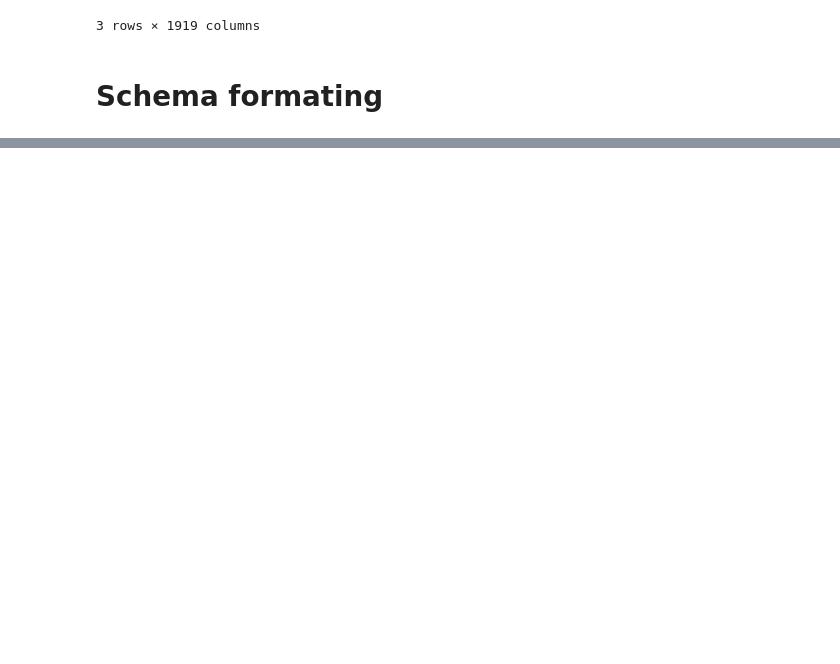
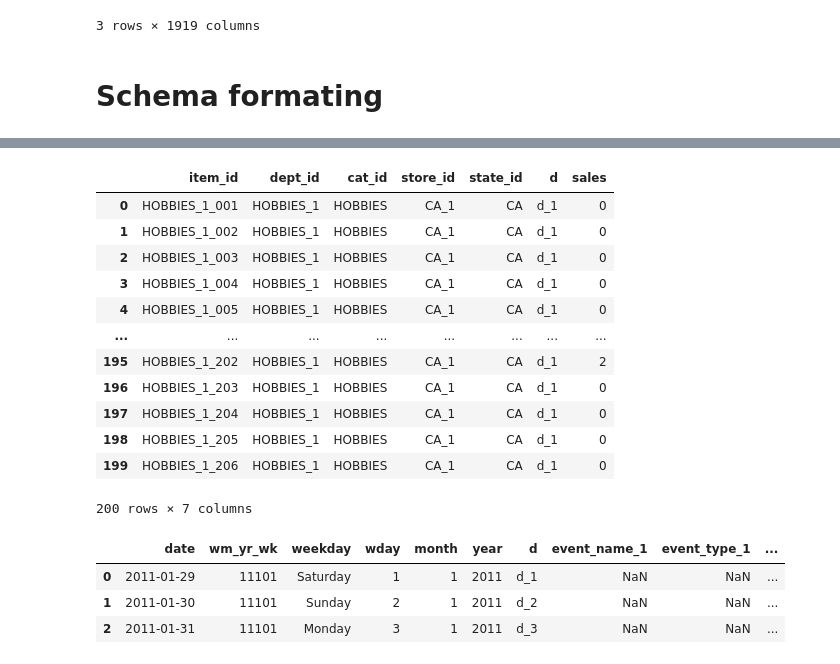
Before and after one commit to davidrimon2004/DEPI_project, a Jupyter notebook: project.ipynb, the cells around one changed output, grey strips where cells are left out. Cells and saved outputs as stored; diff of their text form; code cells hidden in the pictures; blank space fills up the shorter version.

```diff
--- a/project.ipynb
+++ b/project.ipynb
@@ -62,2 +62,26 @@ data.head(3)
 # %%
 data.drop(columns=['id'],inplace=True)
+# %%
+data.head(200)
+# %% [output]
+|  | item_id | dept_id | cat_id | store_id | state_id | d | sales |
+| 0 | HOBBIES_1_001 | HOBBIES_1 | HOBBIES | CA_1 | CA | d_1 | 0 |
+| 1 | HOBBIES_1_002 | HOBBIES_1 | HOBBIES | CA_1 | CA | d_1 | 0 |
+| 2 | HOBBIES_1_003 | HOBBIES_1 | HOBBIES | CA_1 | CA | d_1 | 0 |
+| 3 | HOBBIES_1_004 | HOBBIES_1 | HOBBIES | CA_1 | CA | d_1 | 0 |
+| 4 | HOBBIES_1_005 | HOBBIES_1 | HOBBIES | CA_1 | CA | d_1 | 0 |
+| ... | ... | ... | ... | ... | ... | ... | ... |
+| 195 | HOBBIES_1_202 | HOBBIES_1 | HOBBIES | CA_1 | CA | d_1 | 2 |
+| 196 | HOBBIES_1_203 | HOBBIES_1 | HOBBIES | CA_1 | CA | d_1 | 0 |
+| 197 | HOBBIES_1_204 | HOBBIES_1 | HOBBIES | CA_1 | CA | d_1 | 0 |
+| 198 | HOBBIES_1_205 | HOBBIES_1 | HOBBIES | CA_1 | CA | d_1 | 0 |
+| 199 | HOBBIES_1_206 | HOBBIES_1 | HOBBIES | CA_1 | CA | d_1 | 0 |
+200 rows × 7 columns
+# %%
+cal=pd.read_csv('/content/drive/MyDrive/DEPI_project/data/calendar.csv')
+cal.head(3)
+# %% [output]
+|  | date | wm_yr_wk | weekday | wday | month | year | d | event_name_1 | event_type_1 | ... |
+| 0 | 2011-01-29 | 11101 | Saturday | 1 | 1 | 2011 | d_1 | NaN | NaN | ... |
+| 1 | 2011-01-30 | 11101 | Sunday | 2 | 1 | 2011 | d_2 | NaN | NaN | ... |
+| 2 | 2011-01-31 | 11101 | Monday | 3 | 1 | 2011 | d_3 | NaN | NaN | ... |
```
Also changed, not shown: parts of 11 cells of this notebook.
